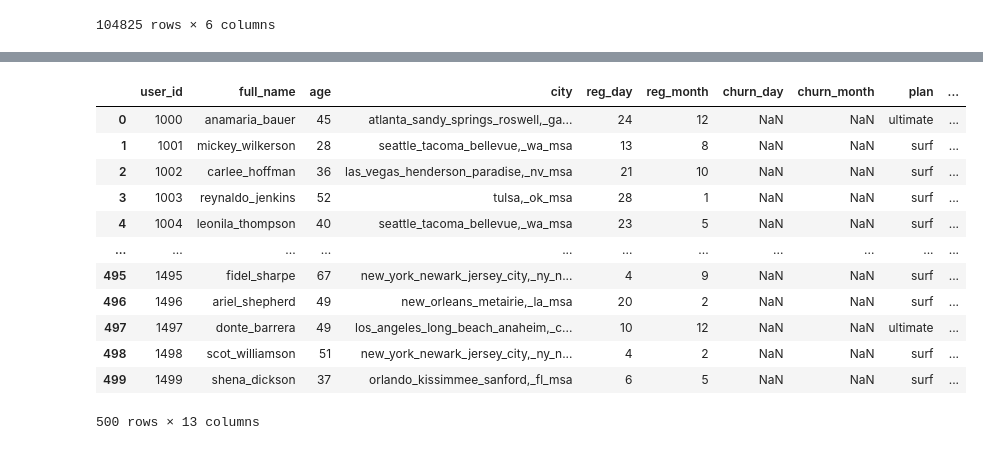
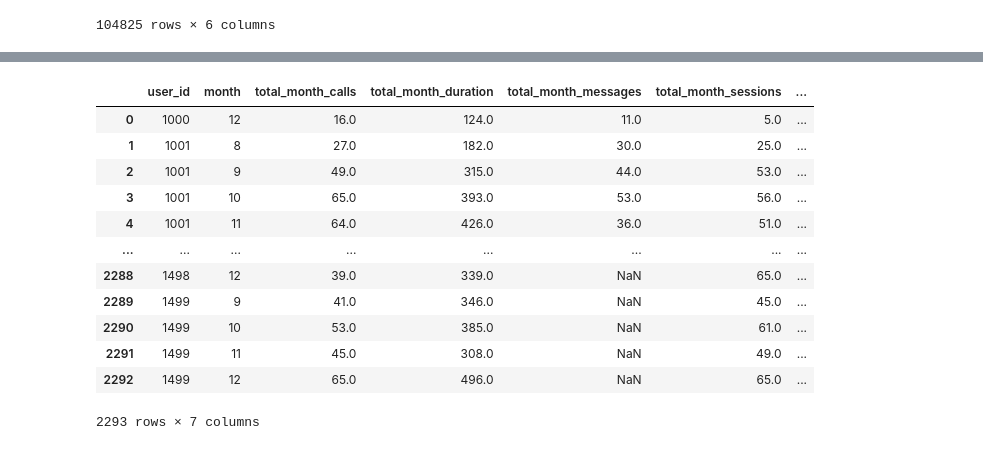
Before and after one commit to LuisPastranaLemus/P_20250514_Mobile_service_plans_analysis, a Jupyter notebook: notebooks/02_feature_engineering.ipynb, the cells around one changed output, grey strips where cells are left out. Saved outputs shown, nothing was run; the diff lists cells and outputs as text; code cells hidden in the pictures.

```diff
--- a/notebooks/02_feature_engineering.ipynb
+++ b/notebooks/02_feature_engineering.ipynb
@@ -723,3 +521,0 @@ df_traffic_user_month
-# %%
-df_traffic_user_month['total_traffic_revenue_month'] = np.round(df_traffic_user_month.apply(lambda row: revenue(row, 'traffic', 'total_traffic_month'), axis=1), 3)
-df_traffic_user_month
@@ -813,0 +522,3 @@ df_sessions_traffic_total.to_csv(processed_path, index=False)
+# %%
+df_sessions_traffic_month = pd.concat([df_sessions_user_month, df_traffic_user_month], axis=1)
+df_sessions_traffic_month
@@ -818,4 +620,4 @@ df_sessions_traffic_total.to_csv(processed_path, index=False)
 # %%
-df_revenue_total = df_users.loc[:, ['user_id', 'full_name', 'age', 'city', 'reg_day', 'reg_month', 'churn_day', 'churn_month', 'plan']]
-df_revenue_total
+df_revenue_month = df_calls_duration_month.copy()
+df_revenue_month
 # %% [output]
@@ -835,5 +637,4 @@ df_revenue_total
 # %%
-df_revenue_total = df_revenue_total.merge(df_calls_duration_total[['user_id', 'total_duration', 'total_duration_revenue']], on='user_id', how='left')
-df_revenue_total = df_revenue_total.rename(columns={'total_duration': 'total_calls_duration', 'total_duration_revenue': 'total_calls_duration_revenue'})
-df_revenue_total
+df_revenue_month = df_revenue_month.merge(df_messages_user_month, on=['user_id', 'month'], how='outer')
+df_revenue_month
 # %% [output]
@@ -853,18 +654,17 @@ df_revenue_total
 # %%
-df_revenue_total = df_revenue_total.merge(df_messages_user_total[['user_id', 'total_messages', 'total_messages_revenue']], on='user_id', how='left')
-df_revenue_total = df_revenue_total.rename(columns={'total_messages': 'total_messages_amount', 'total_messages_revenue': 'total_messages_amount_revenue'})
-df_revenue_total
+df_revenue_month = df_revenue_month.merge(df_sessions_traffic_month, on=['user_id', 'month'], how='outer')
+df_revenue_month
 # %% [output]
-|  | user_id | full_name | age | city | reg_day | reg_month | churn_day | churn_month | plan | ... |
-| 0 | 1000 | anamaria_bauer | 45 | atlanta_sandy_springs_roswell,_ga... | 24 | 12 | NaN | NaN | ultimate | ... |
-| 1 | 1001 | mickey_wilkerson | 28 | seattle_tacoma_bellevue,_wa_msa | 13 | 8 | NaN | NaN | surf | ... |
-| 2 | 1002 | carlee_hoffman | 36 | las_vegas_henderson_paradise,_nv_msa | 21 | 10 | NaN | NaN | surf | ... |
-| 3 | 1003 | reynaldo_jenkins | 52 | tulsa,_ok_msa | 28 | 1 | NaN | NaN | surf | ... |
-| 4 | 1004 | leonila_thompson | 40 | seattle_tacoma_bellevue,_wa_msa | 23 | 5 | NaN | NaN | surf | ... |
-| ... | ... | ... | ... | ... | ... | ... | ... | ... | ... | ... |
-| 495 | 1495 | fidel_sharpe | 67 | new_york_newark_jersey_city,_ny_n... | 4 | 9 | NaN | NaN | surf | ... |
-| 496 | 1496 | ariel_shepherd | 49 | new_orleans_metairie,_la_msa | 20 | 2 | NaN | NaN | surf | ... |
-| 497 | 1497 | donte_barrera | 49 | los_angeles_long_beach_anaheim,_c... | 10 | 12 | NaN | NaN | ultimate | ... |
-| 498 | 1498 | scot_williamson | 51 | new_york_newark_jersey_city,_ny_n... | 4 | 2 | NaN | NaN | surf | ... |
-| 499 | 1499 | shena_dickson | 37 | orlando_kissimmee_sanford,_fl_msa | 6 | 5 | NaN | NaN | surf | ... |
+|  | user_id | month | total_month_calls | total_month_duration | total_month_messages | total_month_sessions | ... |
+| 0 | 1000 | 12 | 16.0 | 124.0 | 11.0 | 5.0 | ... |
+| 1 | 1001 | 8 | 27.0 | 182.0 | 30.0 | 25.0 | ... |
+| 2 | 1001 | 9 | 49.0 | 315.0 | 44.0 | 53.0 | ... |
+| 3 | 1001 | 10 | 65.0 | 393.0 | 53.0 | 56.0 | ... |
+| 4 | 1001 | 11 | 64.0 | 426.0 | 36.0 | 51.0 | ... |
+| ... | ... | ... | ... | ... | ... | ... | ... |
+| 2288 | 1498 | 12 | 39.0 | 339.0 | NaN | 65.0 | ... |
+| 2289 | 1499 | 9 | 41.0 | 346.0 | NaN | 45.0 | ... |
+| 2290 | 1499 | 10 | 53.0 | 385.0 | NaN | 61.0 | ... |
+| 2291 | 1499 | 11 | 45.0 | 308.0 | NaN | 49.0 | ... |
+| 2292 | 1499 | 12 | 65.0 | 496.0 | NaN | 65.0 | ... |
-500 rows × 13 columns
+2293 rows × 7 columns
```
Also changed, not shown: parts of 89 cells of this notebook, 15 other files.
